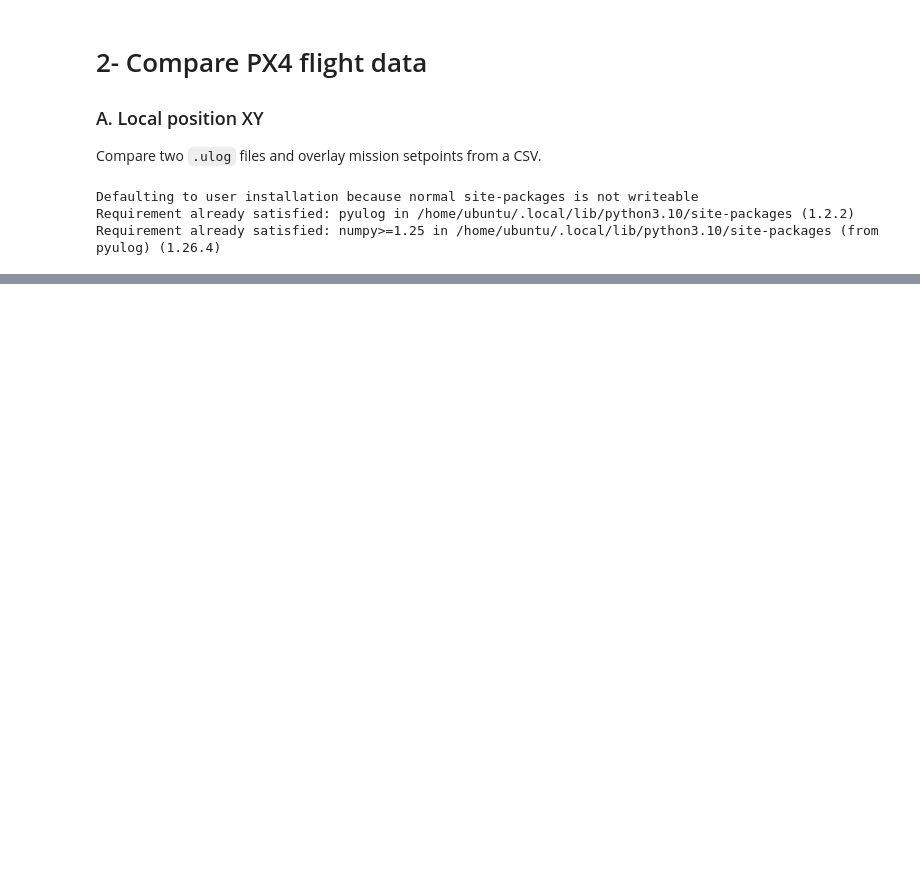
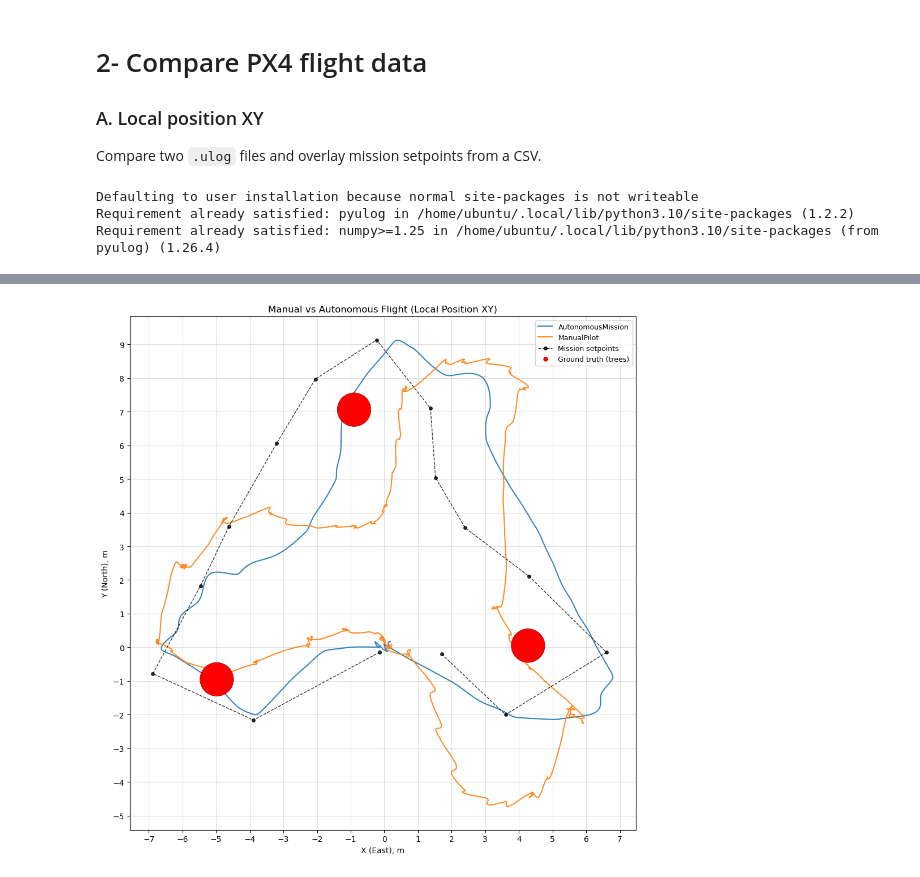
Before and after one commit to limshoonkit/uosm_uav_stack, a Jupyter notebook: scripts/2-CompareFlight.ipynb, the cells around one changed output, grey strips where cells are left out. Drawn from its saved outputs; the diff is of its cells as text; code cells hidden in the pictures; blank space fills up the shorter version.

```diff
--- a/scripts/2-CompareFlight.ipynb
+++ b/scripts/2-CompareFlight.ipynb
@@ -86,0 +151,68 @@ plt.show()
+# %%
+# Paths to the two .ulog files and mission setpoint CSV
+ulog_path_1 = "../px4_related/flight_logs/zenxin/AutonomousMission.ulg"
+ulog_path_2 = "../px4_related/flight_logs/zenxin/ManualPilot.ulg"
+mission_csv = "../src/virtual_module/map_processor/maps/zenxin/mosti_triple.csv"  # or None to skip
+
+# Rotation in degrees (0–360) per ulog: [ulog_path_1, ulog_path_2]. 90 ≈ NED→ENU; 0 = no rotation.
+rotation_deg = [90.0, 90.0]
+# Flip after rotation: [ulog_1, ulog_2]. flip_x = reflect left/right (x→-x); flip_y = reflect up/down (y→-y).
+flip_x = [False, False]
+flip_y = [False, False]
+
+# Ground truth tree positions (red dots). (x - east, y - north)
+# Obtained from 2D LiDAR scan
+ground_truth_trees = [
+    (4.27, 0.05),
+    (-0.90, 7.06),
+    (-4.98, -0.95)
+]
+# %%
+# Overlay plot: both flights + mission setpoints
+fig, ax = plt.subplots(1, 1, figsize=(10, 10))
+ax.set_aspect("equal")
+colors = plt.cm.tab10.colors
+
+for i, path in enumerate([ulog_path_1, ulog_path_2]):
+    ts, x, y = load_local_position_xy(path)
+    if rotation_deg[i] != 0:
+        x, y = apply_rotation_xy(x, y, rotation_deg[i])
+    x, y = apply_flip_xy(x, y, flip_x[i], flip_y[i])
+    label = Path(path).stem
+    ax.plot(x, y, "-", color=colors[i % len(colors)], label=label, linewidth=1.5, alpha=0.9)
+
+if mission_csv:
+    mx, my = load_mission_setpoints(mission_csv)  # already ENU (X=East, Y=North)
+    ax.plot(mx, my, "k--", marker="o", markersize=4, label="Mission setpoints", linewidth=1, alpha=0.8)
+
+# Ground truth tree positions: red circles with fixed 1 m diameter
+gtx, gty = load_ground_truth_trees(ground_truth_trees)
+if gtx is not None:
+    for xi, yi in zip(gtx, gty):
+        ax.add_patch(Circle((xi, yi), 0.5, color="red", zorder=5, ec="darkred", linewidth=0.5))
+
+# Grid: each cell = 1 m
+from matplotlib.ticker import MultipleLocator
+ax.xaxis.set_major_locator(MultipleLocator(1))
+ax.yaxis.set_major_locator(MultipleLocator(1))
+
+# X = East, Y = North (ENU)
+if any(r != 0 for r in rotation_deg):
+    ax.set_xlabel("X (East), m")
+    ax.set_ylabel("Y (North), m")
+else:
+    ax.set_xlabel("X (North, NED), m")
+    ax.set_ylabel("Y (East, NED), m")
+# Legend: use small red dot for ground truth (plot uses 1 m diameter circles)
+from matplotlib.lines import Line2D
+handles, labels = ax.get_legend_handles_labels()
+if gtx is not None:
+    handles.append(Line2D([0], [0], linestyle="none", marker="o", color="red", markersize=5, label="Ground truth (trees)"))
+    labels.append("Ground truth (trees)")
+ax.legend(handles, labels, loc="best", fontsize=9)
+ax.grid(True, which="major", alpha=0.4)
+ax.set_title("Manual vs Autonomous Flight (Local Position XY)")
+plt.tight_layout()
+plt.show()
+# %% [output]
+[figure, added]
```
Also changed, not shown: parts of 4 cells of this notebook, 12 other files.
